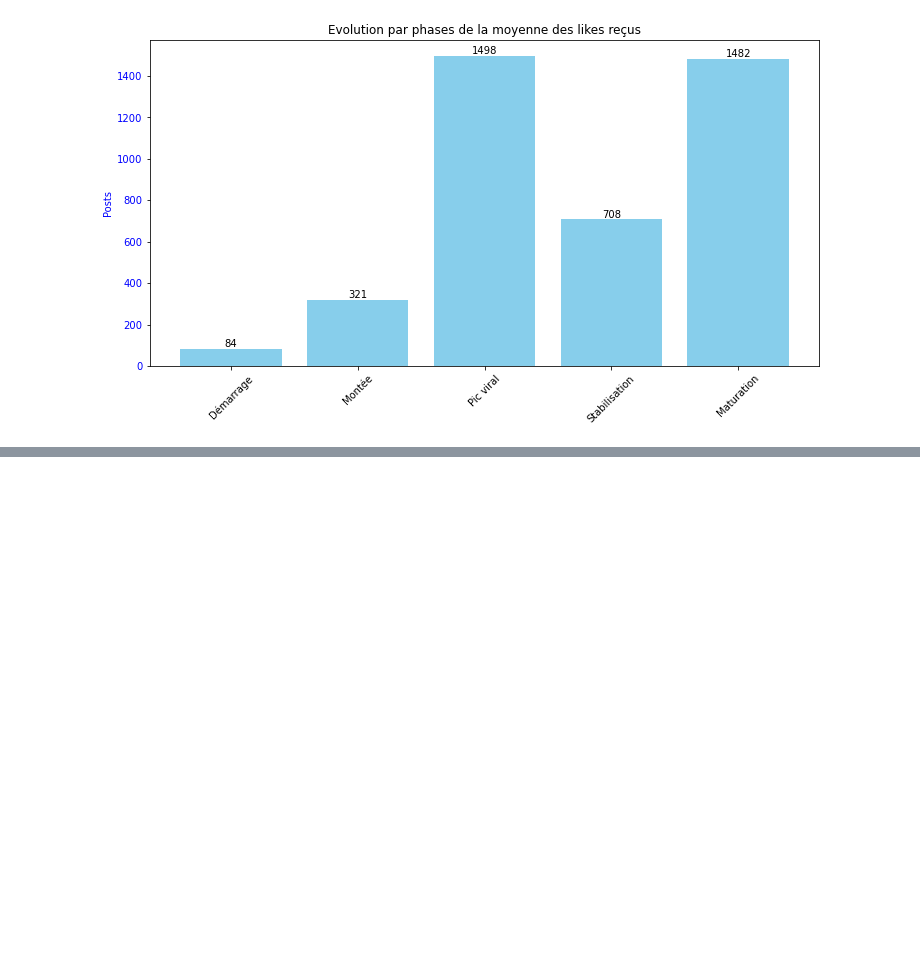
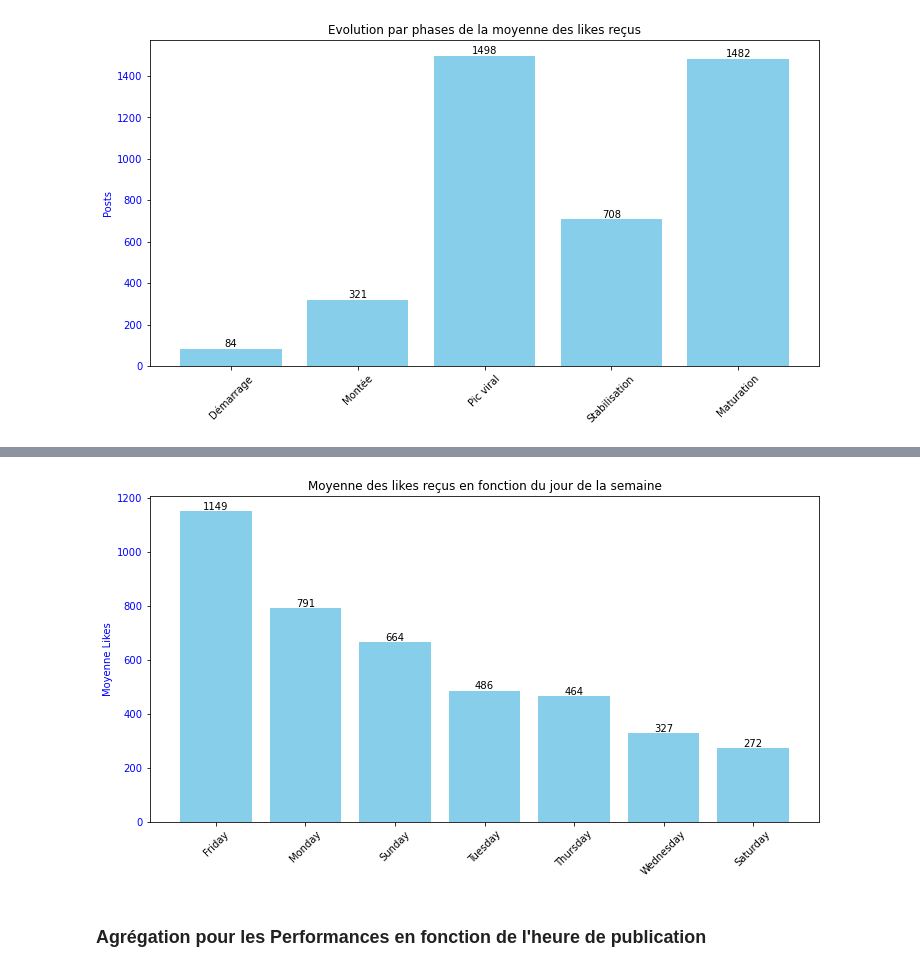
Before and after one commit to misterelgo/Amul_Xalaat_Growth_BI_Analytics, a Jupyter notebook: notebooks/03_exploratory_data_analysis.ipynb, the cells around one changed output, grey strips where cells are left out. Drawn from its saved outputs; the diff is of its cells as text; code cells hidden in the pictures; blank space fills up the shorter version.

Commit message:
Agrégation granulaire sur le jour, l'heure et le type de son etc...

```diff
--- a/notebooks/03_exploratory_data_analysis.ipynb
+++ b/notebooks/03_exploratory_data_analysis.ipynb
@@ -287,0 +307,7 @@ plt.show()
+# %%
+# Agregation sur le jour de la semaine
+df_day_of_week_perf  = df_videos.groupby('DayOfWeek').agg(
+    nb_posts = ('DayOfWeek', 'count'),
+    total_likes = ('Likes', 'sum'),
+    moyenne_likes = ('Likes', 'mean'),
+).reset_index()
@@ -287,0 +325,4 @@ plt.show()
+# %%
+# Sorting de façon décroissante pour plus de lisibilité sur le graphe
+df_day_of_week_perf = df_day_of_week_perf.sort_values('moyenne_likes', ascending=False)
+df_day_of_week_perf
@@ -287,0 +338,17 @@ plt.show()
+# %%
+fig, ax = plt.subplots(figsize=(12, 6))
+bars = ax.bar(df_day_of_week_perf['DayOfWeek'], df_day_of_week_perf['moyenne_likes'], color='skyblue', label='Volume')
+ax.set_ylabel('Moyenne Likes', color='blue')
+ax.tick_params(axis='y', labelcolor='blue')
+# Add the labels
+for bar in bars:
+    ax.text(bar.get_x() + bar.get_width()/2, bar.get_height(),
+            round(bar.get_height()), ha='center', va='bottom')
+plt.xticks(rotation=45)
+plt.title('Moyenne des likes reçus en fonction du jour de la semaine')
+plt.savefig('outputs/DayOfWeek_growth.png', dpi=150, bbox_inches='tight')
+plt.show()
+# %% [output]
+[figure, added]
+# %% [markdown]
+### Agrégation pour les Performances en fonction de l'heure de publication
```
Also changed, not shown: parts of 24 cells of this notebook, 3 other files.
